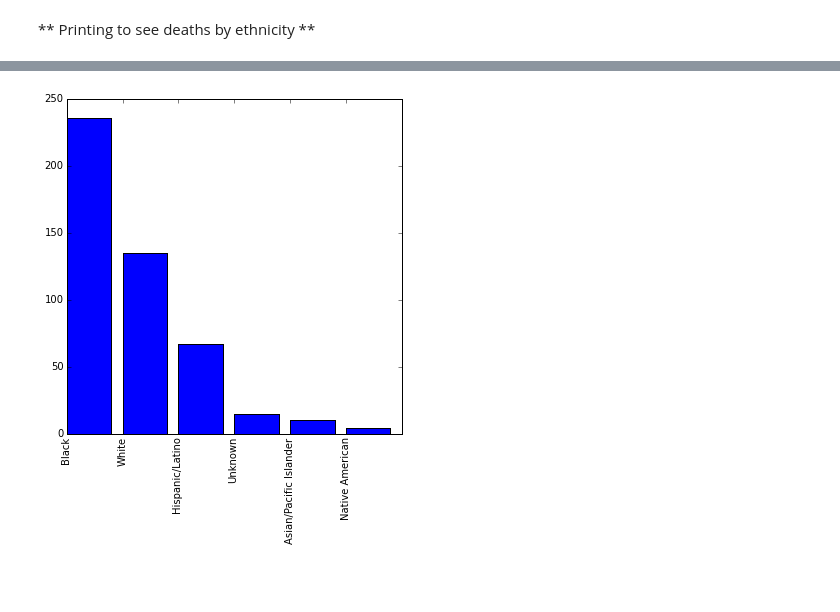
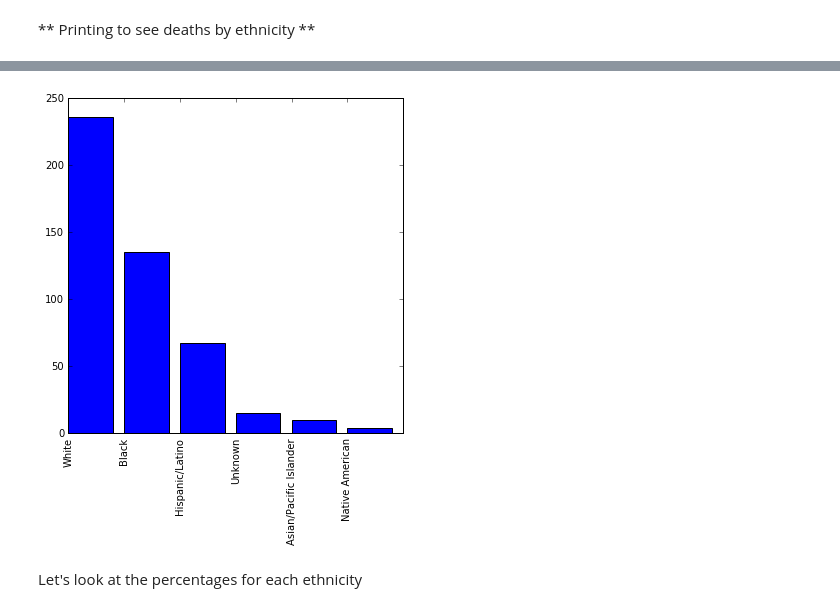
Before and after one commit to aniruddhabarapatre/Dataquest, a Jupyter notebook: police_shootings.ipynb, the cells around one changed output, grey strips where cells are left out. Drawn from its saved outputs; the diff is of its cells as text; code cells hidden in the pictures; blank space fills up the shorter version.

```diff
--- a/police_shootings.ipynb
+++ b/police_shootings.ipynb
@@ -31,4 +31,4 @@ police_killings.head(3)
 # %% [markdown]
 ** Printing to see deaths by ethnicity **
 # %%
-police_killings.raceethnicity.value_counts()
+counts = police_killings.raceethnicity.value_counts()
@@ -43,14 +35,16 @@ Name: raceethnicity, dtype: int64
 # %%
 import numpy as np
 
 locs = np.arange(0, police_killings.raceethnicity.nunique())
 
 fig = plt.figure(figsize=(6,6))
 ax = fig.add_subplot(1,1,1)
 
-ax.bar(left=locs,height=police_killings.raceethnicity.value_counts())
-ax.set_xticklabels(police_killings.raceethnicity.unique().tolist(),rotation=90)
+ax.bar(left=locs,height=counts)
+ax.set_xticklabels(counts.index,rotation=90)
 
 plt.show()
 # %% [output]
-[figure, old version]
+[figure, new version]
+# %% [markdown]
+Let's look at the percentages for each ethnicity
```
Also changed, not shown: parts of 26 cells of this notebook.
